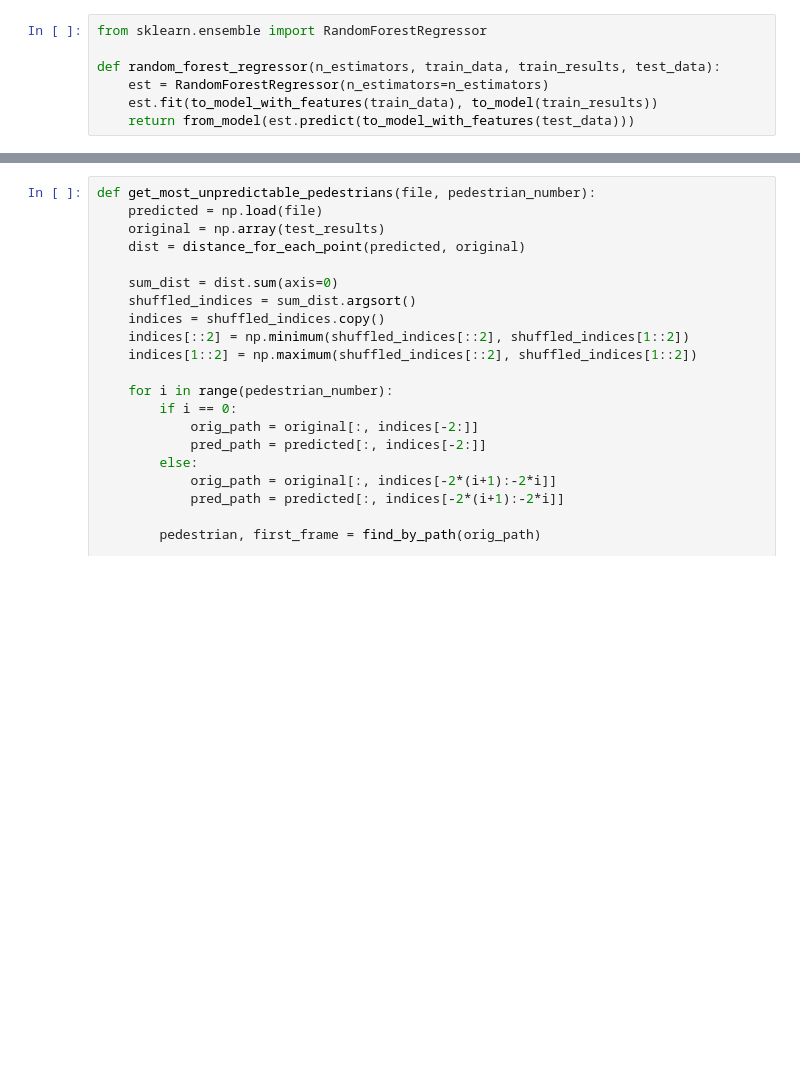
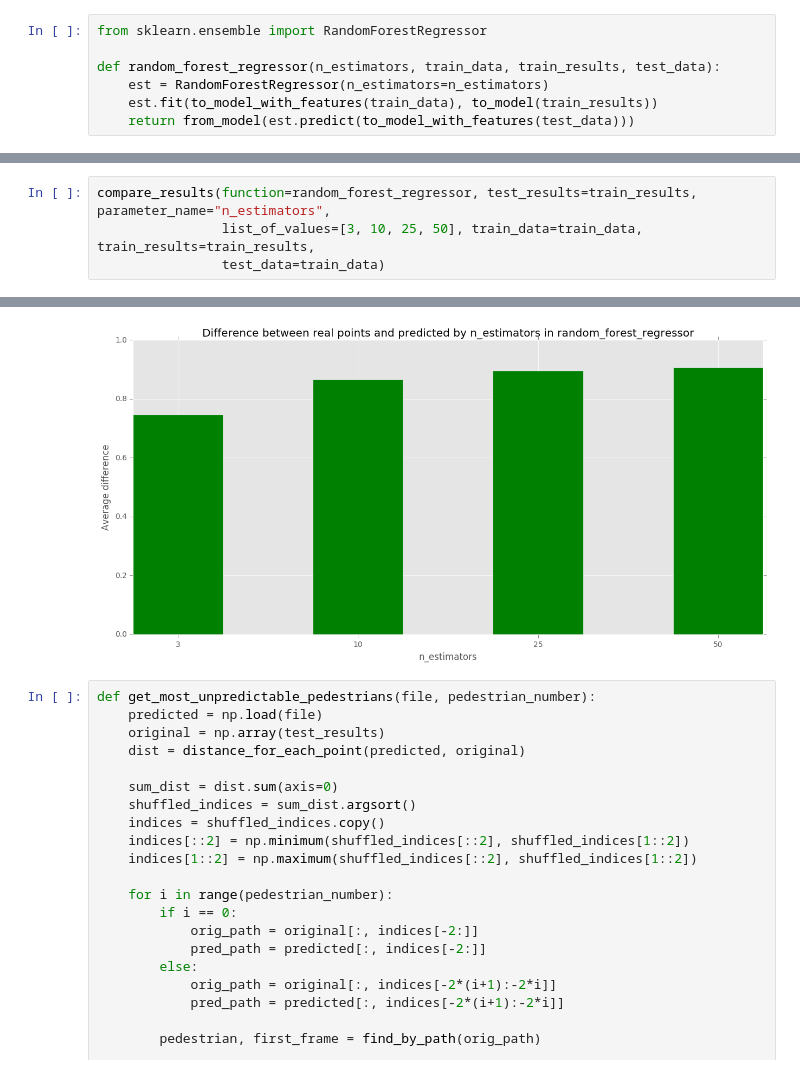
Before and after one commit to avgaydashenko/cuddly-robot, a Jupyter notebook: framework.ipynb, the cells around one changed output, grey strips where cells are left out. Drawn from its saved outputs; the diff is of its cells as text; blank space fills up the shorter version.

Commit message:
results on train

```diff
--- a/framework.ipynb
+++ b/framework.ipynb
@@ -218,0 +219,5 @@ Results: [-0.01418455461066892, 0.22231260193881819, 0.28187882033040634, 0.3079
+# %%
+compare_results(function=random_forest_regressor, test_results=train_results, parameter_name="n_estimators",
+                list_of_values=[3, 10, 25, 50], train_data=train_data, train_results=train_results,
+                test_data=train_data)
+# %% [output]
@@ -219,3 +230,4 @@ Results: [-0.01418455461066892, 0.22231260193881819, 0.28187882033040634, 0.3079
+[figure, added]
 # %%
 def get_most_unpredictable_pedestrians(file, pedestrian_number):
     predicted = np.load(file)
```
Also changed, not shown: parts of 2 cells of this notebook, 1 other file.
